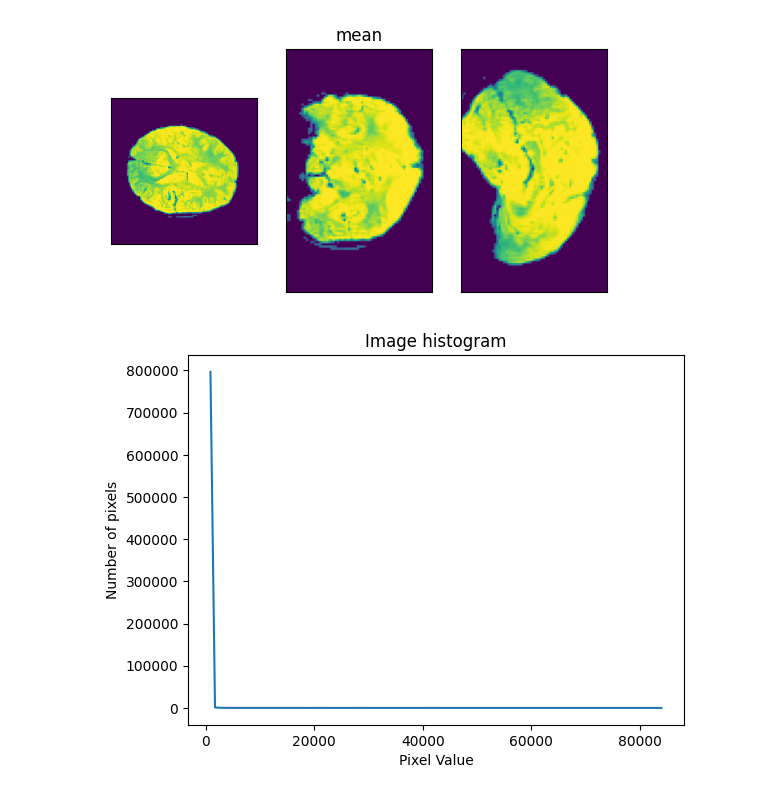
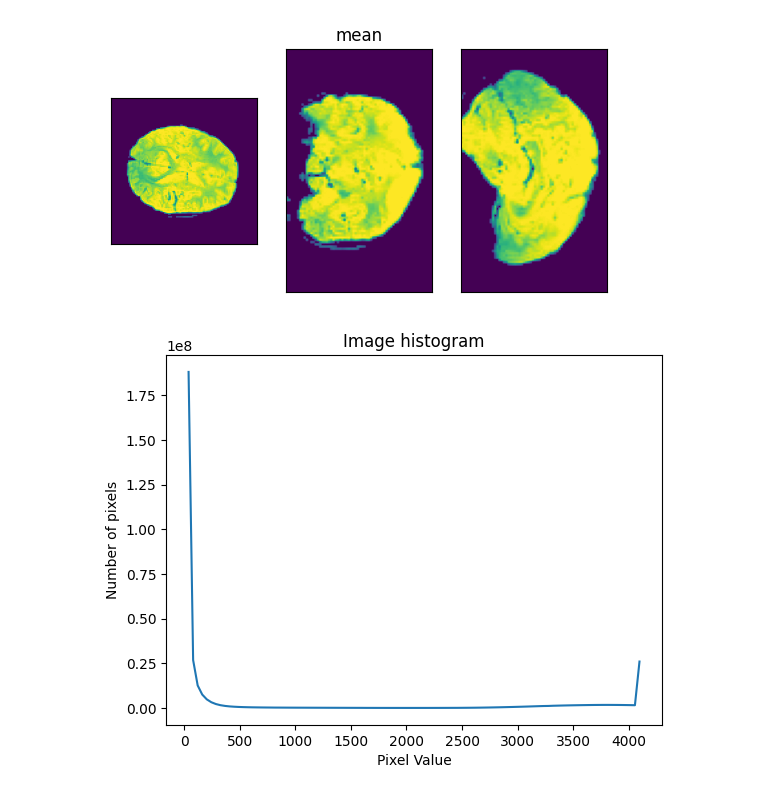
Before and after one commit to cjohnevans/MriQc, a Jupyter notebook: qc/fmriqc.ipynb, the cells around one changed output. Cells and saved outputs as stored; diff of their text form; code cells hidden in the pictures.

```diff
--- a/qc/fmriqc.ipynb
+++ b/qc/fmriqc.ipynb
@@ -81,6 +81,6 @@ mriqc.ortho_view(ndau.vol_mean,'mean')
 [55, 55, 33]
 [figure]
 # %%
-mriqc.plot_histogram(ndau.vol_sfnr,False)
+mriqc.plot_histogram(ndau.vol_data,False)
 # %% [output]
-[figure, old version]
+[figure, new version]
```
Also changed, not shown: parts of 1 cell of this notebook, 2 other files.
